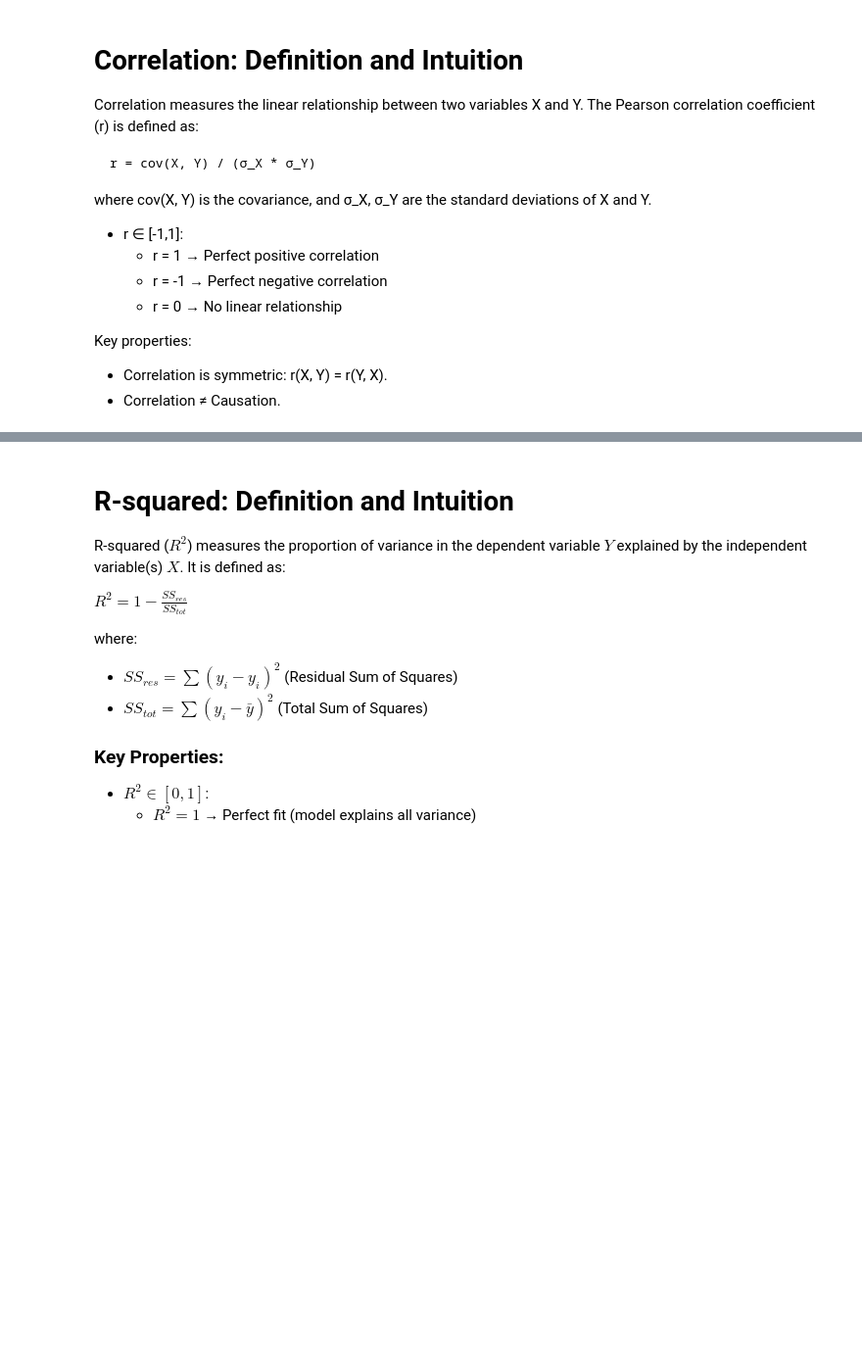
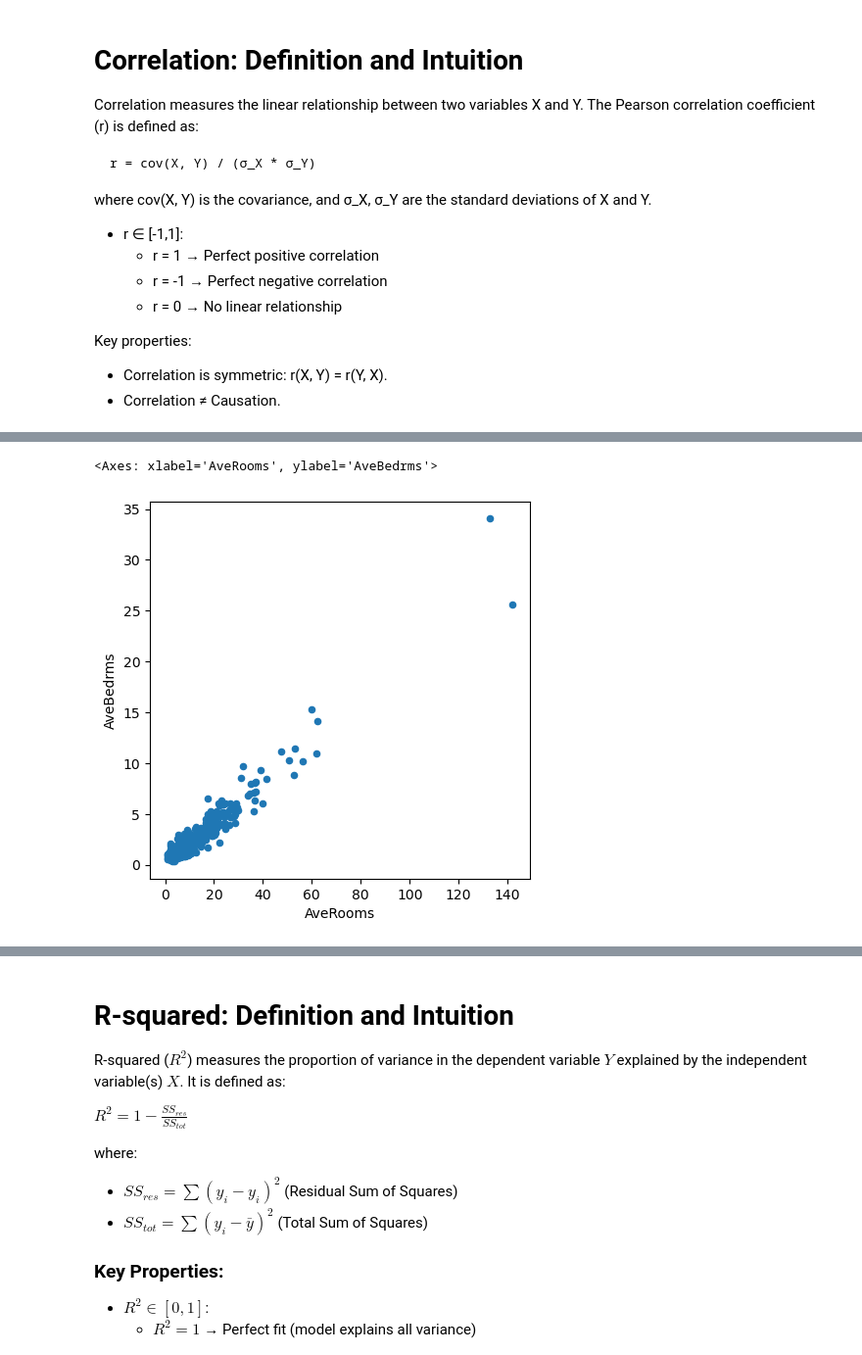
Before and after one commit to julianjica/ModSim, a Jupyter notebook: notebooks/Housing.ipynb, the cells around one changed output, grey strips where cells are left out. Shown at 98% size. Drawn from its saved outputs; the diff is of its cells as text; code cells hidden in the pictures; blank space fills up the shorter version.

```diff
--- a/notebooks/Housing.ipynb
+++ b/notebooks/Housing.ipynb
@@ -50,2 +254,5 @@ sm = pd.plotting.scatter_matrix(housing, figsize=(10, 10))
 # %%
-housing.plot(kind='scatter', x='AveRooms', y='AveBedrms', figsize=(10, 10))
+housing.plot(kind='scatter', x='AveRooms', y='AveBedrms', figsize=(5, 5))
+# %% [output]
+<Axes: xlabel='AveRooms', ylabel='AveBedrms'>
+[figure, added]
```
Also changed, not shown: parts of 30 cells of this notebook.
